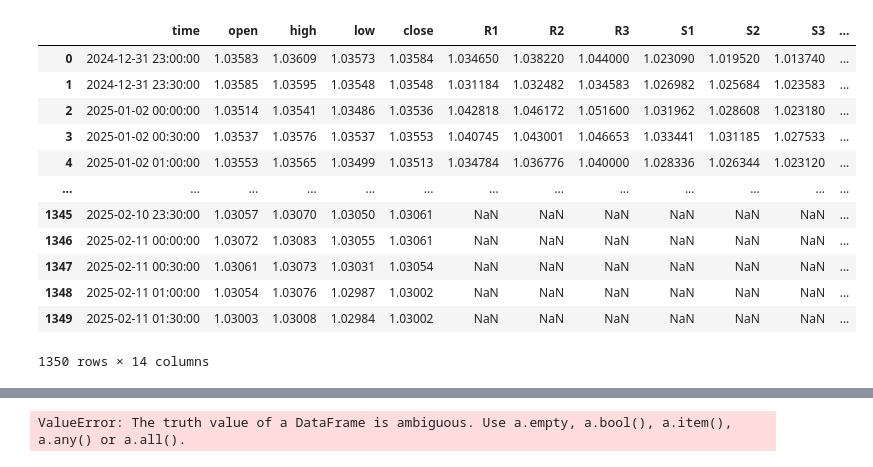
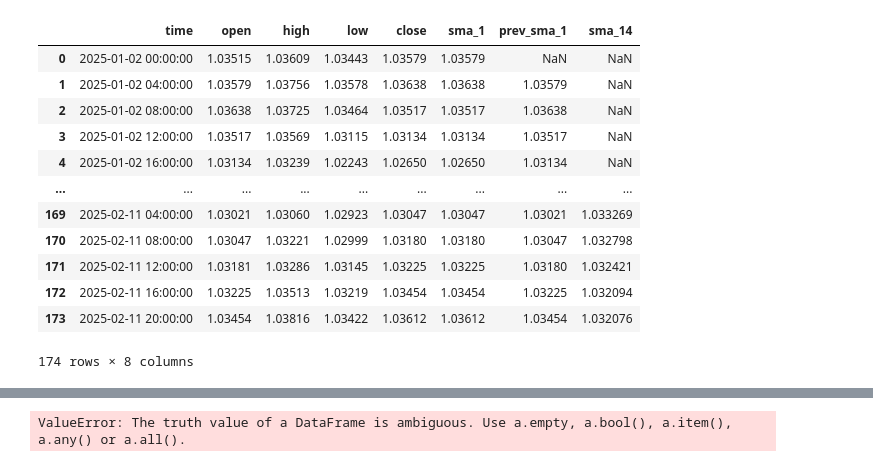
Before and after one commit to Moad2048/python_finance_market_projects, a Jupyter notebook: b2.ipynb, the cells around one changed output, grey strips where cells are left out. Cells and saved outputs as stored; diff of their text form; code cells hidden in the pictures.

```diff
--- a/b2.ipynb
+++ b/b2.ipynb
@@ -128,27 +133,27 @@ ohlc_df
 # %%
 #setting the sma 1 and 14 periods
 furst_sma_period = 1
 second_sma_period = 14
 # sma 1
-ohlc_df['sma_1'] = hourly_df['close'].rolling(furst_sma_period).mean()
-ohlc_df['prev_sma_1'] = ohlc_df['sma_1'].shift(1) #to find crossovers, previous sma value is necessary using shift()
+hourly_df['sma_1'] = hourly_df['close'].rolling(furst_sma_period).mean()
+hourly_df['prev_sma_1'] = hourly_df['sma_1'].shift(1) #to find crossovers, previous sma value is necessary using shift()
 # sma 14
-ohlc_df['sma_14'] = hourly_df['close'].rolling(second_sma_period).mean()
-ohlc_df
+hourly_df['sma_14'] = hourly_df['close'].rolling(second_sma_period).mean()
+hourly_df
 # %% [output]
-|  | time | open | high | low | close | R1 | R2 | R3 | S1 | S2 | S3 | ... |
-| 0 | 2024-12-31 23:00:00 | 1.03583 | 1.03609 | 1.03573 | 1.03584 | 1.034650 | 1.038220 | 1.044000 | 1.023090 | 1.019520 | 1.013740 | ... |
-| 1 | 2024-12-31 23:30:00 | 1.03585 | 1.03595 | 1.03548 | 1.03548 | 1.031184 | 1.032482 | 1.034583 | 1.026982 | 1.025684 | 1.023583 | ... |
-| 2 | 2025-01-02 00:00:00 | 1.03514 | 1.03541 | 1.03486 | 1.03536 | 1.042818 | 1.046172 | 1.051600 | 1.031962 | 1.028608 | 1.023180 | ... |
-| 3 | 2025-01-02 00:30:00 | 1.03537 | 1.03576 | 1.03537 | 1.03553 | 1.040745 | 1.043001 | 1.046653 | 1.033441 | 1.031185 | 1.027533 | ... |
-| 4 | 2025-01-02 01:00:00 | 1.03553 | 1.03565 | 1.03499 | 1.03513 | 1.034784 | 1.036776 | 1.040000 | 1.028336 | 1.026344 | 1.023120 | ... |
-| ... | ... | ... | ... | ... | ... | ... | ... | ... | ... | ... | ... | ... |
-| 1345 | 2025-02-10 23:30:00 | 1.03057 | 1.03070 | 1.03050 | 1.03061 | NaN | NaN | NaN | NaN | NaN | NaN | ... |
-| 1346 | 2025-02-11 00:00:00 | 1.03072 | 1.03083 | 1.03055 | 1.03061 | NaN | NaN | NaN | NaN | NaN | NaN | ... |
-| 1347 | 2025-02-11 00:30:00 | 1.03061 | 1.03073 | 1.03031 | 1.03054 | NaN | NaN | NaN | NaN | NaN | NaN | ... |
-| 1348 | 2025-02-11 01:00:00 | 1.03054 | 1.03076 | 1.02987 | 1.03002 | NaN | NaN | NaN | NaN | NaN | NaN | ... |
-| 1349 | 2025-02-11 01:30:00 | 1.03003 | 1.03008 | 1.02984 | 1.03002 | NaN | NaN | NaN | NaN | NaN | NaN | ... |
+|  | time | open | high | low | close | sma_1 | prev_sma_1 | sma_14 |
+| 0 | 2025-01-02 00:00:00 | 1.03515 | 1.03609 | 1.03443 | 1.03579 | 1.03579 | NaN | NaN |
+| 1 | 2025-01-02 04:00:00 | 1.03579 | 1.03756 | 1.03578 | 1.03638 | 1.03638 | 1.03579 | NaN |
+| 2 | 2025-01-02 08:00:00 | 1.03638 | 1.03725 | 1.03464 | 1.03517 | 1.03517 | 1.03638 | NaN |
+| 3 | 2025-01-02 12:00:00 | 1.03517 | 1.03569 | 1.03115 | 1.03134 | 1.03134 | 1.03517 | NaN |
+| 4 | 2025-01-02 16:00:00 | 1.03134 | 1.03239 | 1.02243 | 1.02650 | 1.02650 | 1.03134 | NaN |
+| ... | ... | ... | ... | ... | ... | ... | ... | ... |
+| 169 | 2025-02-11 04:00:00 | 1.03021 | 1.03060 | 1.02923 | 1.03047 | 1.03047 | 1.03021 | 1.033269 |
+| 170 | 2025-02-11 08:00:00 | 1.03047 | 1.03221 | 1.02999 | 1.03180 | 1.03180 | 1.03047 | 1.032798 |
+| 171 | 2025-02-11 12:00:00 | 1.03181 | 1.03286 | 1.03145 | 1.03225 | 1.03225 | 1.03180 | 1.032421 |
+| 172 | 2025-02-11 16:00:00 | 1.03225 | 1.03513 | 1.03219 | 1.03454 | 1.03454 | 1.03225 | 1.032094 |
+| 173 | 2025-02-11 20:00:00 | 1.03454 | 1.03816 | 1.03422 | 1.03612 | 1.03612 | 1.03454 | 1.032076 |
-1350 rows × 14 columns
+174 rows × 8 columns
 # %%
 #setting the 11 and 114 sma periods
 thurd_sma_period = 1
```
Also changed, not shown: parts of 10 cells of this notebook, 2 other files.
